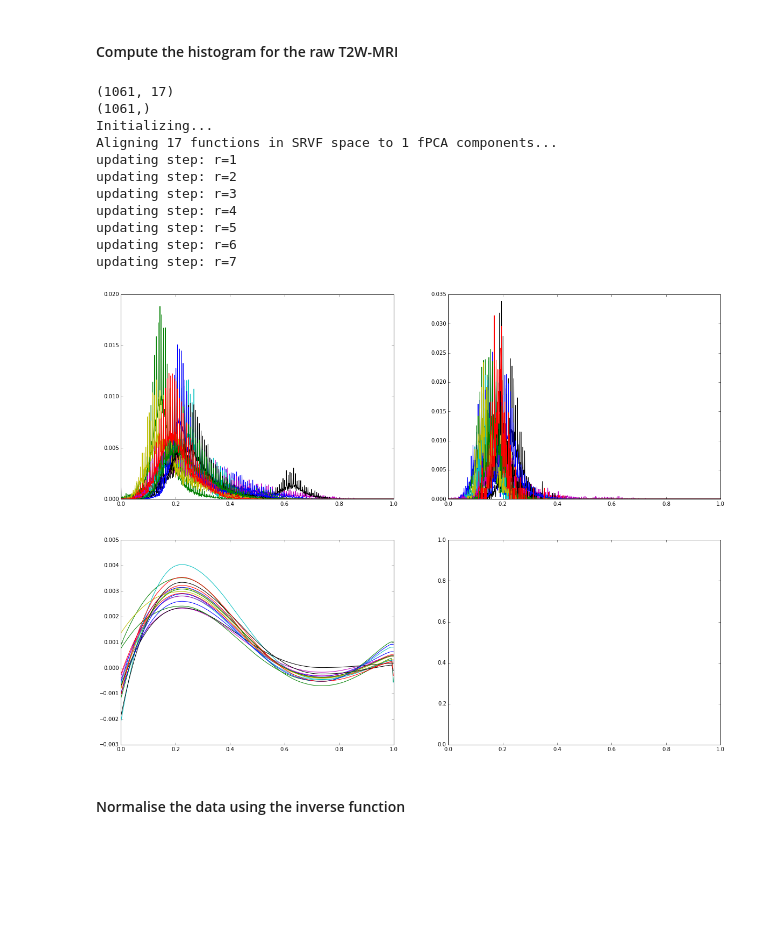
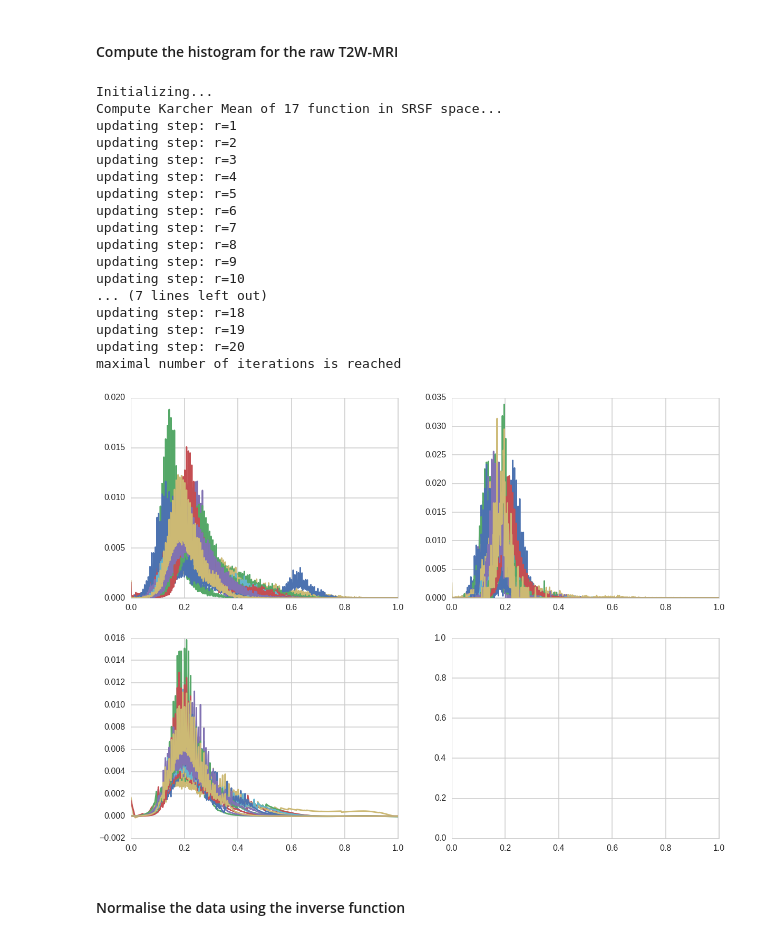
Before and after one commit to I2Cvb/prostate, a Jupyter notebook: notebook/time-warping-normalisation-t2w.ipynb, the cells around one changed output. Cells and saved outputs as stored; diff of their text form; code cells hidden in the pictures; blank space fills up the shorter version.

Commit message:
Made some changes to create figure for SPIE

```diff
--- a/notebook/time-warping-normalisation-t2w.ipynb
+++ b/notebook/time-warping-normalisation-t2w.ipynb
@@ -90,43 +90,49 @@ for pt in xrange(len(patient_sizes)):
     axes[0, 1].plot(bin_edges[0 : -1], hist)
 
     # Append the histogram to the global list of histogram
     global_hist_t2w_cap[:, pt] = hist
 
     time = bin_edges[0 : -1]
 
 # Align all the curve using FDASRSF
 # Define the variance as in the original code for each curve
 #from sklearn.decomposition import PCA
 #pca = PCA(n_components=.99)
 #pca.fit(global_hist_t2w)
 #print pca.noise_variance_
 var = []
 for c in global_hist_t2w.T:
     var.append((.1 * np.fabs(c).max()) ** 2)
 #    var.append(pca.noise_variance_)
-#out = fs.srsf_align(global_hist_t2w, time, showplot=True, smoothdata=True,
+out = fs.srsf_align(global_hist_t2w, time, showplot=False, smoothdata=True,
 #                    method='mean', fit_variance=False, var=np.array(var))
-#                    method='mean', fit_variance=True, method_fit='pca')
-print global_hist_t2w.shape
-print time.shape
-out = fs.align_fPCA(global_hist_t2w, time, num_comp=1, showplot=False,
-                    smoothdata=True, fit_variance=False, var=np.array(var))
+                    method='mean', fit_variance=True, method_fit='pca')
+#print global_hist_t2w.shape
+#print time.shape
+#out = fs.align_fPCA(global_hist_t2w, time, num_comp=1, showplot=False,
+#                    smoothdata=True, fit_variance=False, var=np.array(var))
 #                    smoothdata=True, fit_variance=True, method_fit='pca')
 axes[1, 0].plot(time, out.fn)
 plt.show()
 # %% [output]
-(1061, 17)
-(1061,)
 Initializing...
-Aligning 17 functions in SRVF space to 1 fPCA components...
+Compute Karcher Mean of 17 function in SRSF space...
 updating step: r=1
 updating step: r=2
 updating step: r=3
 updating step: r=4
 updating step: r=5
 updating step: r=6
 updating step: r=7
+updating step: r=8
+updating step: r=9
+updating step: r=10
+... (7 lines left out)
+updating step: r=18
+updating step: r=19
+updating step: r=20
+maximal number of iterations is reached
-[figure, old version]
+[figure, new version]
 # %% [markdown]
 #### Normalise the data using the inverse function
 # %%
```
Also changed, not shown: parts of 3 cells of this notebook.
